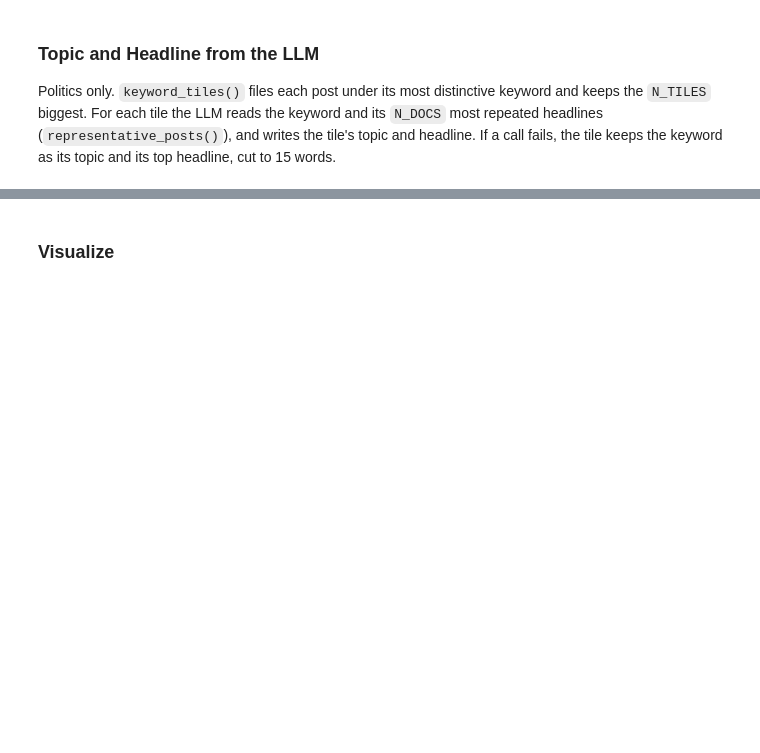
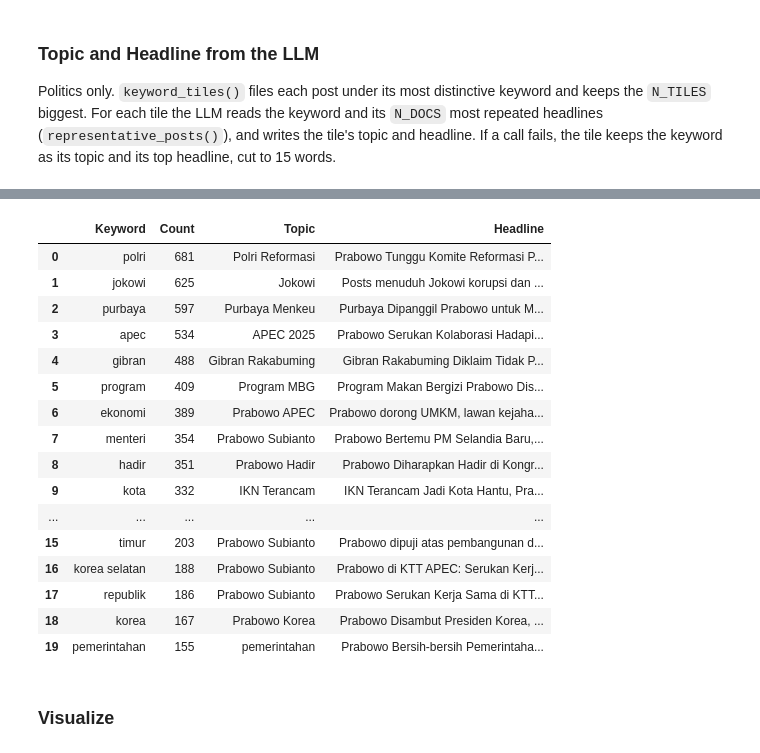
Before and after one commit to azmkto/GREAT-Tools, a Jupyter notebook: Notebook/daily_report_notebook.ipynb, the cells around one changed output, grey strips where cells are left out. Saved outputs shown, nothing was run; the diff lists cells and outputs as text; code cells hidden in the pictures; blank space fills up the shorter version.

```diff
--- a/Notebook/daily_report_notebook.ipynb
+++ b/Notebook/daily_report_notebook.ipynb
@@ -102,37 +127,55 @@ These posts all use the keyword "{keyword}":
 
 Return JSON with exactly these fields:
 1. topic    - the topic in at most 3 words: the person, institution, or issue the posts are about.
-2. headline - one news-style headline of at most 15 words saying what happened, grounded in the posts.
+2. headline - one news-style headline of at most 7 words saying what happened, grounded in the posts.
 
 Answer in Indonesian. Output only JSON.
 """
 
 if ISSUES == 'Politics':
     df1['Keyword'] = keyword_tiles(df1, exclude=ROBJ_TERMS, n_tiles=N_TILES)
 
     records = []
     for keyword, count in df1['Keyword'].value_counts().items():
         docs = representative_posts(df1[df1['Keyword'] == keyword], n=N_DOCS)
         try:
             r = llm.create_chat_completion(
                 messages=[{'role': 'user', 'content': PROMPT.format(keyword=keyword, documents='\n'.join(f'- {d}' for d in docs))}],
                 response_format={'type': 'json_object', 'schema': SCHEMA},
                 temperature=0.2, max_tokens=200,
             )
             out = json.loads(r['choices'][0]['message']['content'])
         except Exception as e:
             print(f'{keyword} failed: {type(e).__name__}: {e}')
             out = {}
         records.append({
             'Keyword': keyword,
             'Count': count,
             'Topic': (out.get('topic') or keyword).strip(),
             'Headline': (out.get('headline') or ' '.join(docs[0].split()[:15])).strip(),
         })
 
     tiles = pd.DataFrame(records)
     tiles.to_excel(f'{OUT_DIR}/daily_politics_topics_{TIMESTAMP}.xlsx', index=False)
     display(tiles)
+# %% [output]
+|  | Keyword | Count | Topic | Headline |
+| 0 | polri | 681 | Polri Reformasi | Prabowo Tunggu Komite Reformasi P... |
+| 1 | jokowi | 625 | Jokowi | Posts menuduh Jokowi korupsi dan ... |
+| 2 | purbaya | 597 | Purbaya Menkeu | Purbaya Dipanggil Prabowo untuk M... |
+| 3 | apec | 534 | APEC 2025 | Prabowo Serukan Kolaborasi Hadapi... |
+| 4 | gibran | 488 | Gibran Rakabuming | Gibran Rakabuming Diklaim Tidak P... |
+| 5 | program | 409 | Program MBG | Program Makan Bergizi Prabowo Dis... |
+| 6 | ekonomi | 389 | Prabowo APEC | Prabowo dorong UMKM, lawan kejaha... |
+| 7 | menteri | 354 | Prabowo Subianto | Prabowo Bertemu PM Selandia Baru,... |
+| 8 | hadir | 351 | Prabowo Hadir | Prabowo Diharapkan Hadir di Kongr... |
+| 9 | kota | 332 | IKN Terancam | IKN Terancam Jadi Kota Hantu, Pra... |
+| ... | ... | ... | ... | ... |
+| 15 | timur | 203 | Prabowo Subianto | Prabowo dipuji atas pembangunan d... |
+| 16 | korea selatan | 188 | Prabowo Subianto | Prabowo di KTT APEC: Serukan Kerj... |
+| 17 | republik | 186 | Prabowo Subianto | Prabowo Serukan Kerja Sama di KTT... |
+| 18 | korea | 167 | Prabowo Korea | Prabowo Disambut Presiden Korea, ... |
+| 19 | pemerintahan | 155 | pemerintahan | Prabowo Bersih-bersih Pemerintaha... |
 # %% [markdown]
 ### **Visualize**
 # %%
```
Also changed, not shown: parts of 5 cells of this notebook, 2 other files.
